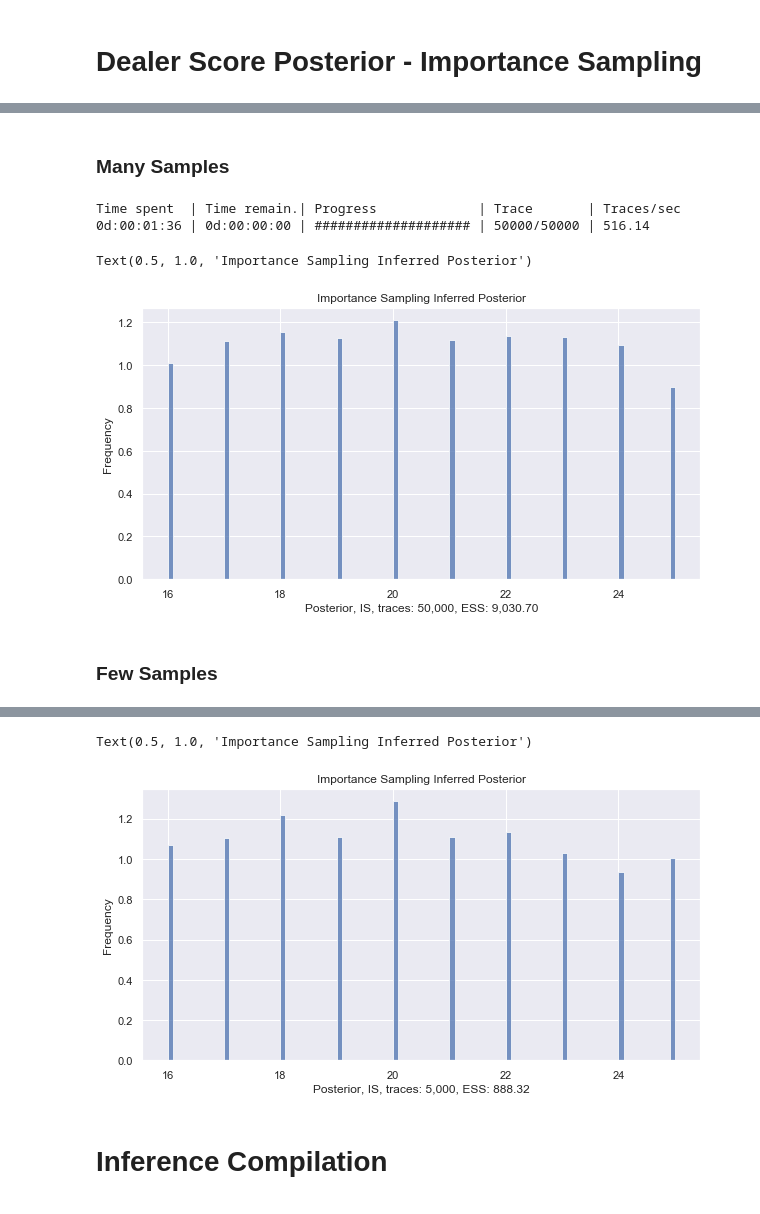
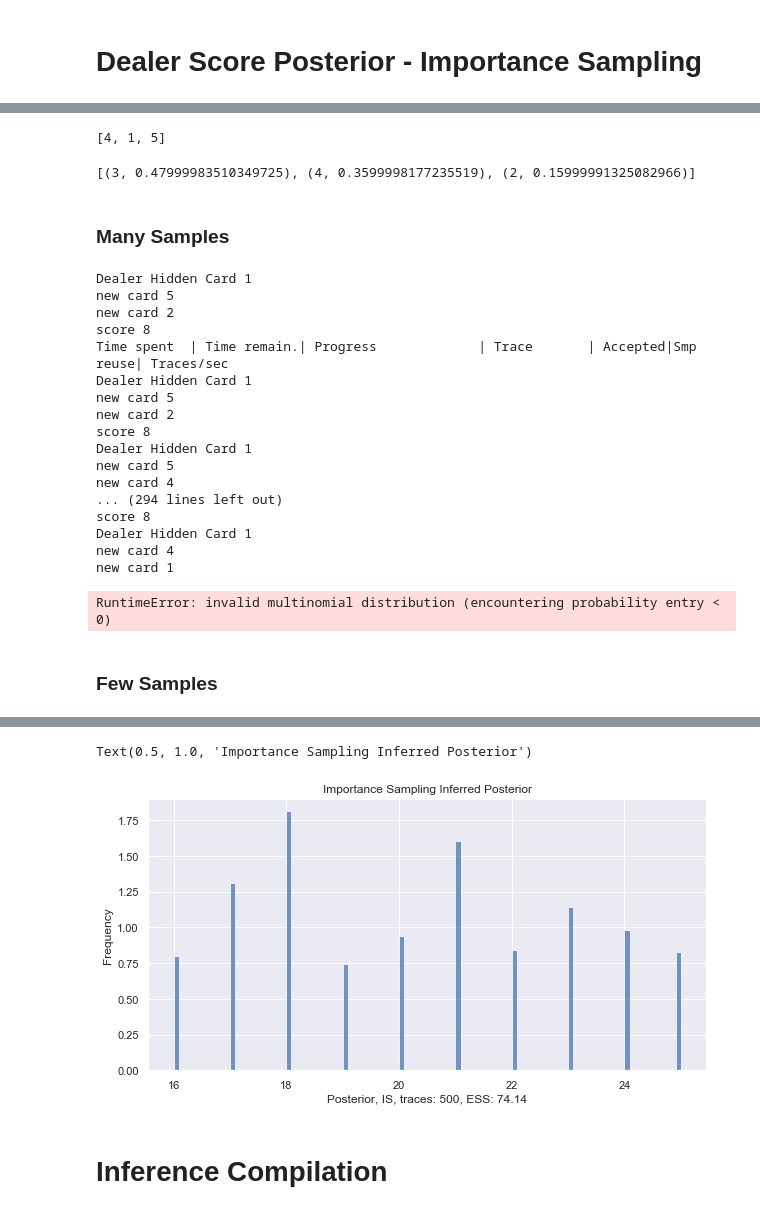
Before and after one commit to ivanjut/inference-compilation-project, a Jupyter notebook: blackjack/blackjack_simple_generative_model.ipynb, the cells around one changed output, grey strips where cells are left out. Drawn from its saved outputs; the diff is of its cells as text; code cells hidden in the pictures.

```diff
--- a/blackjack/blackjack_simple_generative_model.ipynb
+++ b/blackjack/blackjack_simple_generative_model.ipynb
@@ -235,4 +388,4 @@ Time spent  | Time remain.| Progress             | Trace         | Traces/sec
 # %% [markdown]
 # Dealer Score Posterior - Importance Sampling
 # %%
-observations = {'obs1':5, 'obs2':10, 'obs3':0, 'obs4':0 , 'obs5':0, 'obs6':0}
+observations = {'obs1':4, 'obs2':3, 'obs3':0}
@@ -239,22 +419,46 @@ observations = {'obs1':5, 'obs2':10, 'obs3':0, 'obs4':0 , 'obs5':0, 'obs6':0}
+# %%
+list(posterior_many)
+# %% [output]
+[4, 1, 5]
+# %%
+combined = posterior_many.combine_duplicates()
+hypothesis = [(combined[i], np.exp(combined._get_log_weight(i).item())) for i in range(combined._length) if np.exp(combined._get_log_weight(i).item()) > 0.00001]
+sorted(hypothesis, key=lambda x: x[1], reverse=True)
+# %% [output]
+[(3, 0.47999983510349725), (4, 0.3599998177235519), (2, 0.15999991325082966)]
 # %% [markdown]
 ### Many Samples
 # %%
 posterior_many = model.posterior_results(
                     num_traces=50000, # the number of samples estimating the posterior
-                    inference_engine=pyprob.InferenceEngine.IMPORTANCE_SAMPLING, # specify which inference engine to use
+                    inference_engine=pyprob.InferenceEngine.LIGHTWEIGHT_METROPOLIS_HASTINGS, # specify which inference engine to use
                     observe=observations) # assign values to the observed values
 posterior_many.plot_histogram(show=False, alpha=0.75, bins=99, label='inferred posterior')
 plt.title('Importance Sampling Inferred Posterior')
 # %% [output]
-Time spent  | Time remain.| Progress             | Trace       | Traces/sec
-0d:00:01:36 | 0d:00:00:00 | #################### | 50000/50000 | 516.14
+Dealer Hidden Card 1
+new card 5
+new card 2
+score 8
+Time spent  | Time remain.| Progress             | Trace       | Accepted|Smp reuse| Traces/sec
+Dealer Hidden Card 1
+new card 5
+new card 2
+score 8
+Dealer Hidden Card 1
+new card 5
+new card 4
+... (294 lines left out)
+score 8
+Dealer Hidden Card 1
+new card 4
+new card 1
-Text(0.5, 1.0, 'Importance Sampling Inferred Posterior')
+RuntimeError: invalid multinomial distribution (encountering probability entry < 0)
-[figure, removed]
 # %% [markdown]
 ### Few Samples
 # %%
 posterior_few = model.posterior_results(
-                    num_traces=5000, # the number of samples estimating the posterior
+                    num_traces=500, # the number of samples estimating the posterior
                     inference_engine=pyprob.InferenceEngine.IMPORTANCE_SAMPLING, # specify which inference engine to use
                     observe=observations)
 posterior_few.plot_histogram(show=False, alpha=0.75, bins=99, label='inferred posterior')
@@ -266,5 +470,5 @@ Time spent  | Time remain.| Progress             | Trace     | Traces/sec
 Text(0.5, 1.0, 'Importance Sampling Inferred Posterior')
-[figure, old version]
+[figure, new version]
 # %% [markdown]
 # Inference Compilation
 # %%
```
Also changed, not shown: parts of 29 cells of this notebook.
